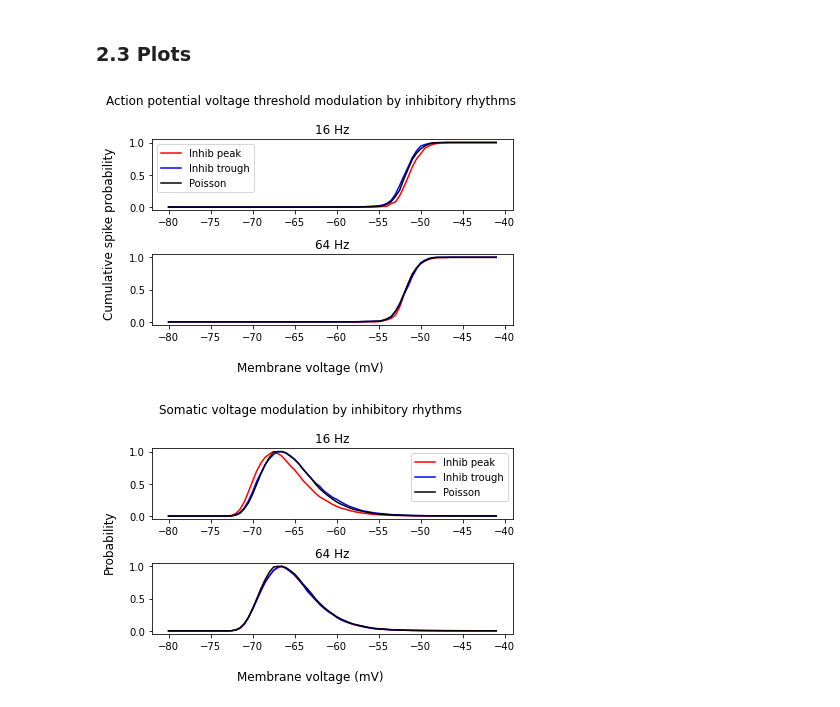
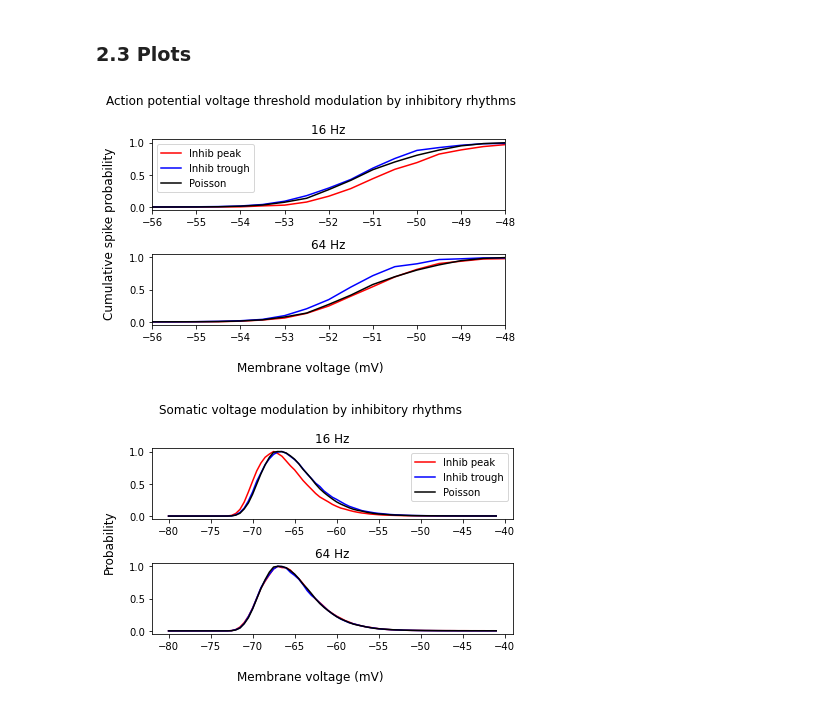
Before and after one commit to dbheadley/InhibOnDendComp, a Jupyter notebook: scripts/APThresh_RhythmicInh_PoissonExc.ipynb, the cells around one changed output. Drawn from its saved outputs; the diff is of its cells as text; code cells hidden in the pictures.

```diff
--- a/scripts/APThresh_RhythmicInh_PoissonExc.ipynb
+++ b/scripts/APThresh_RhythmicInh_PoissonExc.ipynb
@@ -27,11 +27,11 @@ from src.load_axcurrent_csv import load_axcurrent_csv
 # %%
 samps_per_ms = 10
 edges_v = np.arange(-80,-40,0.5)
-edges_i = np.linspace(-5,5,80)
+edges_i = np.linspace(-3,3,160)
 sim_win = [0, 2000000] # beginning and start points of simulation in samples
 # %%
 # Determines which axial currents are valid
-seg_df = pd.read_csv('Y:\\DendCompOsc\\DetailedSegmentsAxialR.csv')
+seg_df = pd.read_csv('Z:\\DendOscSub\\DetailedSegmentsAxialR.csv')
 seg_df = seg_df[['segmentID', 'Type', 'ParentSegID']]
 soma_ids = seg_df[seg_df['Type']=='soma'].segmentID.values
 soma_conn = seg_df[np.isin(seg_df['ParentSegID'],soma_ids)]
@@ -43,7 +43,7 @@ apic_pairs = soma_conn['pairname'][soma_conn['Type']=='apic'].values
 ### 1.2 List files to be processed
 # %%
 # locate simulation files
-root_16_dir = 'Y:\\DendCompOsc\\output_16Hz_no_exc_mod\\'
+root_16_dir = 'Z:\\DendOscSub\\output_16Hz_no_exc_mod\\'
 sim_16_dict = {'SimName': 'output_16Hz_no_exc_mod',
                'RootDir': root_16_dir,
                'CaFile': root_16_dir + 'output_16Hz_no_exc_mod_ca.csv',
@@ -53,17 +53,17 @@ sim_16_dict = {'SimName': 'output_16Hz_no_exc_mod',
                'VMemFile': root_16_dir + 'v_report.h5',
                'AxCurrFile': root_16_dir + 'axial_currents.csv'}
 
-root_64_dir = 'Y:\\DendCompOsc\\output_64Hz_no_exc_mod\\'
-sim_64_dict = {'SimName': 'output_64Hz_no_exc_mod',
+root_64_dir = 'Z:\\DendOscSub\\output_64Hz_no_exc_mod_dom_40p\\'
+sim_64_dict = {'SimName': 'output_64Hz_no_exc_mod_dom_40p',
                'RootDir': root_64_dir,
-               'CaFile': root_64_dir + 'output_64Hz_no_exc_mod_ca.csv',
-               'NaFile': root_64_dir + 'output_64Hz_no_exc_mod_na.csv',
-               'NMDAFile': root_64_dir + 'output_64Hz_no_exc_mod_nmda.csv',
+               'CaFile': root_64_dir + 'output_64Hz_no_exc_mod_dom_40p_ca.csv',
+               'NaFile': root_64_dir + 'output_64Hz_no_exc_mod_dom_40p_na.csv',
+               'NMDAFile': root_64_dir + 'output_64Hz_no_exc_mod_dom_40p_nmda.csv',
                'APFile': root_64_dir + 'spikes.h5',
                'VMemFile': root_64_dir + 'v_report.h5',
                'AxCurrFile': root_64_dir + 'axial_currents.csv'}
 
-root_pois_dir = 'Y:\\DendCompOsc\\output_allpoisson\\'
+root_pois_dir = 'Z:\\DendOscSub\\output_allpoisson\\'
 sim_pois_dict = {'SimName': 'output_allpoisson',
                'RootDir': root_pois_dir,
                'CaFile': root_pois_dir + 'output_64Hz_no_exc_mod_ca.csv',
@@ -95,7 +95,7 @@ plt.show()
 def ap_prob_func(spk, v, edges):
     null_hist = np.histogram(v, edges)
     spk_hist = np.histogram(v[spk-10], edges)
-    spk_cum_prob = np.cumsum(spk_hist[0])
+    spk_cum_prob = np.nancumsum(spk_hist[0]/null_hist[0])
     return {'null': null_hist[0], 'spk': spk_hist[0], 'prob': spk_cum_prob}
 
 def thresh_files_func(sim_dict, sin_ser):
@@ -200,18 +200,20 @@ def meas_prob_ph_plot(ph_prob, ax, meas='v'):
 # %%
 # Action potential probabilities by membrane voltage and phase
 fig, ax = plt.subplots(2,1,sharey=True)
 ap_prob_ph_plot(ph16_prob, ax[0])
 ap_prob_ph_plot(ph64_prob, ax[1])
 ax[0].set_title('16 Hz')
 ax[1].set_title('64 Hz')
+ax[0].set_xlim([-56, -48])
+ax[1].set_xlim([-56, -48])
 fig.suptitle('Action potential voltage threshold modulation by inhibitory rhythms')
 fig.supxlabel('Membrane voltage (mV)')
 fig.supylabel('Cumulative spike probability')
 ax[0].legend(('Inhib peak', 'Inhib trough', 'Poisson'))
 plt.tight_layout()
-plt.show()
+plt.savefig('../figures/APVoltDependence.png')
 # %% [output]
-[figure, old version]
+[figure, new version]
 # %%
 # Membrane voltage by phase
 fig, ax = plt.subplots(2,1,sharey=True)
```
Also changed, not shown: parts of 4 cells of this notebook, 9 other files.
